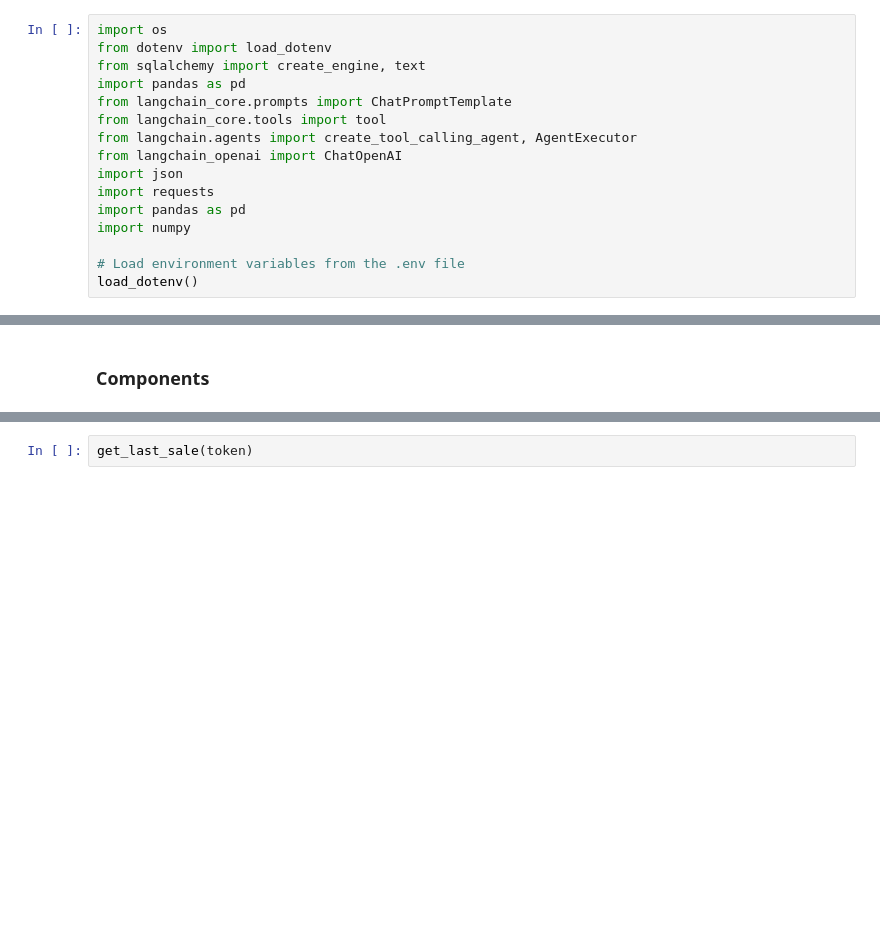
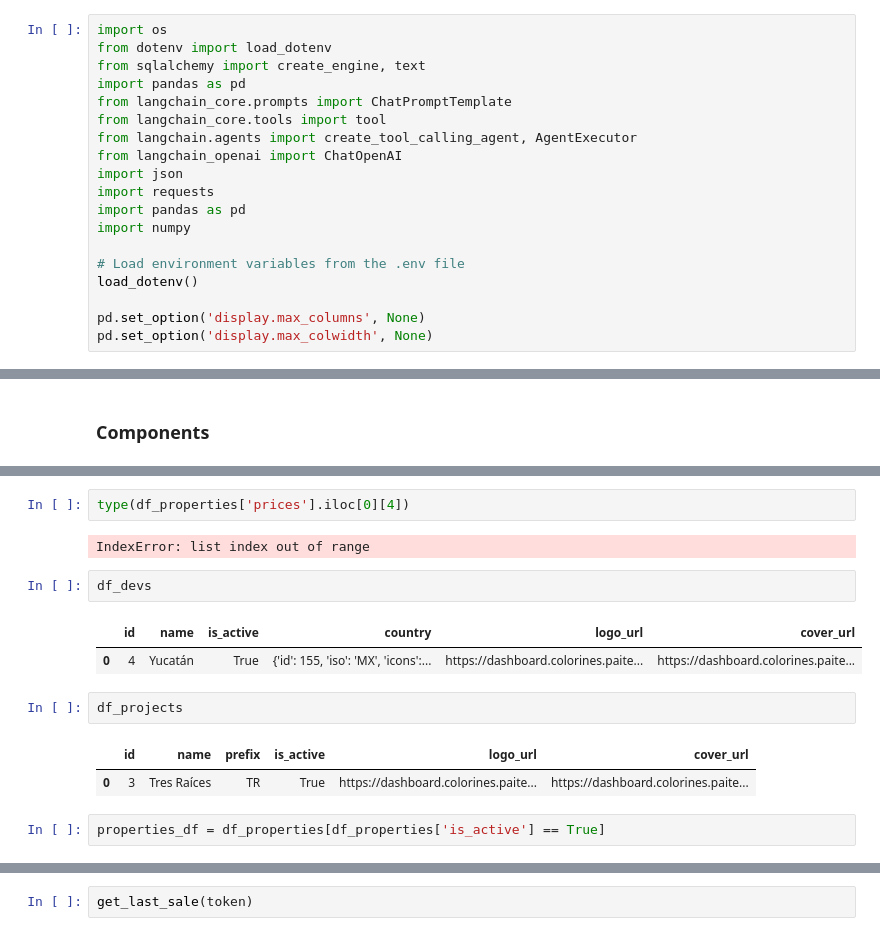
Before and after one commit to ItsShinyAlex/langchain-agent-demo, a Jupyter notebook: langchain_agent_demo.ipynb, the cells around one changed output, grey strips where cells are left out. Cells and saved outputs as stored; diff of their text form; blank space fills up the shorter version.

```diff
--- a/langchain_agent_demo.ipynb
+++ b/langchain_agent_demo.ipynb
@@ -14,3 +14,6 @@ import numpy
 
 # Load environment variables from the .env file
 load_dotenv()
+
+pd.set_option('display.max_columns', None)
+pd.set_option('display.max_colwidth', None)
@@ -187,0 +294,16 @@ GetActiveProperties(token)
+# %%
+type(df_properties['prices'].iloc[0][4])
+# %% [output]
+IndexError: list index out of range
+# %%
+df_devs
+# %% [output]
+|  | id | name | is_active | country | logo_url | cover_url |
+| 0 | 4 | Yucatán | True | {'id': 155, 'iso': 'MX', 'icons':... | https://dashboard.colorines.paite... | https://dashboard.colorines.paite... |
+# %%
+df_projects
+# %% [output]
+|  | id | name | prefix | is_active | logo_url | cover_url |
+| 0 | 3 | Tres Raíces | TR | True | https://dashboard.colorines.paite... | https://dashboard.colorines.paite... |
+# %%
+properties_df = df_properties[df_properties['is_active'] == True]
```
Also changed, not shown: parts of 10 cells of this notebook.
